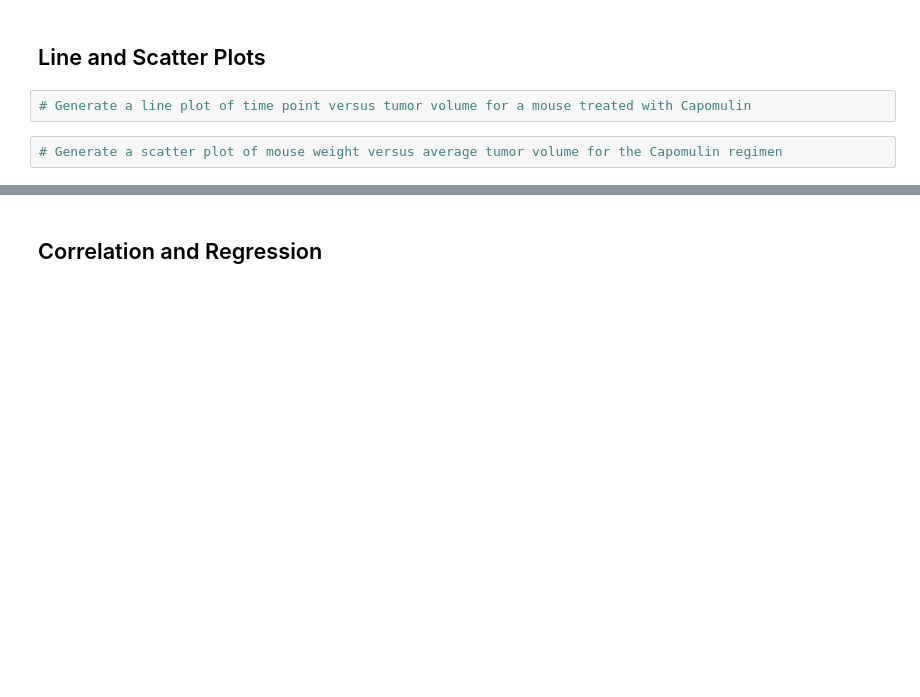
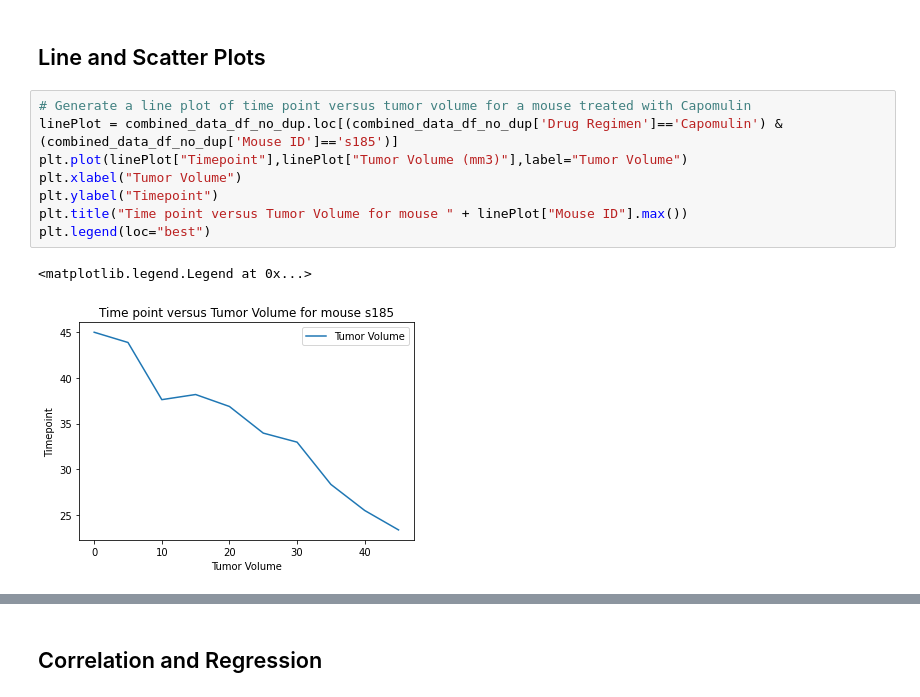
Before and after one commit to johnwanng/Matplotlib, a Jupyter notebook: pymaceuticals_starter.ipynb, the cells around one changed output, grey strips where cells are left out. Saved outputs shown, nothing was run; the diff lists cells and outputs as text; blank space fills up the shorter version.

```diff
--- a/pymaceuticals_starter.ipynb
+++ b/pymaceuticals_starter.ipynb
@@ -198,6 +304,13 @@ plt.show()
 # %% [markdown]
 ## Line and Scatter Plots
-# %%
-# Generate a line plot of time point versus tumor volume for a mouse treated with Capomulin
-# %%
-# Generate a scatter plot of mouse weight versus average tumor volume for the Capomulin regimen
+# %%
+# Generate a line plot of time point versus tumor volume for a mouse treated with Capomulin
+linePlot = combined_data_df_no_dup.loc[(combined_data_df_no_dup['Drug Regimen']=='Capomulin') & (combined_data_df_no_dup['Mouse ID']=='s185')]
+plt.plot(linePlot["Timepoint"],linePlot["Tumor Volume (mm3)"],label="Tumor Volume")
+plt.xlabel("Tumor Volume")
+plt.ylabel("Timepoint")
+plt.title("Time point versus Tumor Volume for mouse " + linePlot["Mouse ID"].max())
+plt.legend(loc="best")
+# %% [output]
+<matplotlib.legend.Legend at 0x...>
+[figure, added]
```
Also changed, not shown: parts of 19 cells of this notebook, 2 other files.
